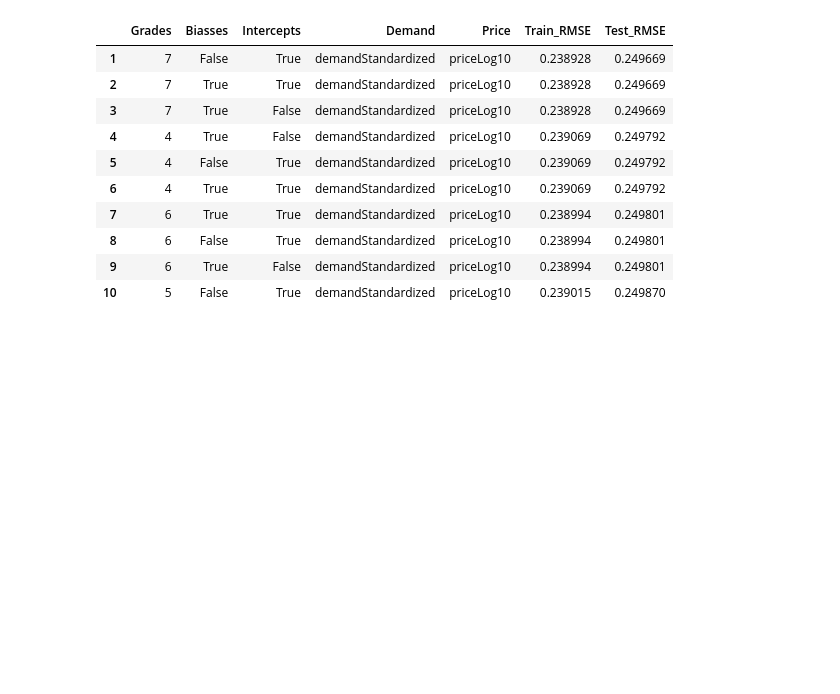
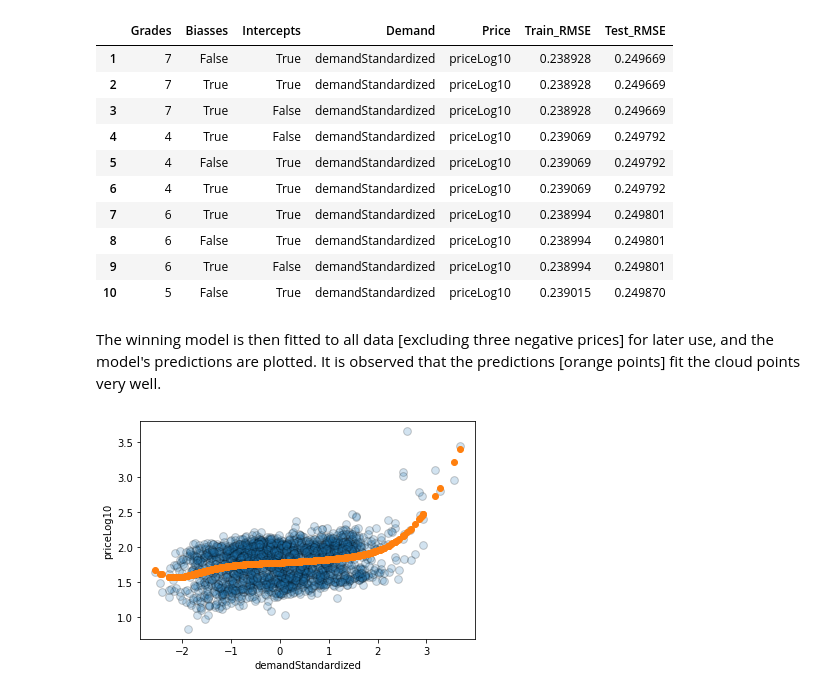
Before and after one commit to shlondon/ElectricityMarket-DataCamp, a Jupyter notebook: Sketch.ipynb, the cells around one changed output. Saved outputs shown, nothing was run; the diff lists cells and outputs as text; code cells hidden in the pictures; blank space fills up the shorter version.

Commit message:
It is done EnergyPrice Function

```diff
--- a/Sketch.ipynb
+++ b/Sketch.ipynb
@@ -340,3 +363,37 @@ top10_models_price
 | 8 | 6 | False | True | demandStandardized | priceLog10 | 0.238994 | 0.249801 |
 | 9 | 6 | True | False | demandStandardized | priceLog10 | 0.238994 | 0.249801 |
 | 10 | 5 | False | True | demandStandardized | priceLog10 | 0.239015 | 0.249870 |
+# %% [markdown]
+The winning model is then fitted to all data [excluding three negative prices] for later use, and the model's predictions are plotted. It is observed that the predictions [orange points] fit the cloud points very well.
+# %%
+# Standardize demand and price
+df_price_demand_model = df[df.price >= 0]
+standardizer = StandardScaler()
+df_price_demand_model['demandStandardized'] = standardizer.fit_transform(df_price_demand_model.demand.values.reshape(-1,1))
+
+# Apply logarithm to the demand variable
+df_price_demand_model['priceLog10'] = np.log10(df_price_demand_model.price)
+
+# Third fit polinomial model
+# Crete new variables with different grades of demandStandardized variable
+polyfeatures = PolynomialFeatures(degree=7, include_bias=False)
+X_demand = polyfeatures.fit_transform(np.array(df_price_demand_model.demandStandardized.values).reshape(-1, 1))
+model_energy_price = LinearRegression(fit_intercept=True)
+model_energy_price.fit(X_demand, df_price_demand_model.priceLog10)
+predictions = model_energy_price.predict(X_demand)
+
+# Plot predictions
+# Initialize layout
+fig, ax = plt.subplots()
+
+# Add scatterplot
+ax.scatter(df_price_demand_model.demandStandardized, df_price_demand_model.priceLog10, s=60, alpha=0.2, edgecolors="k")
+#ax.scatter(df.demand.values, y_hat, s=60, alpha=0.2, edgecolors="k")
+
+# Plot regression line
+ax.scatter(df_price_demand_model.demandStandardized, predictions)
+ax.set_xlabel('demandStandardized')
+ax.set_ylabel('priceLog10')
+plt.show()
+# %% [output]
+[figure, added]
```
Also changed, not shown: parts of 2 cells of this notebook.
